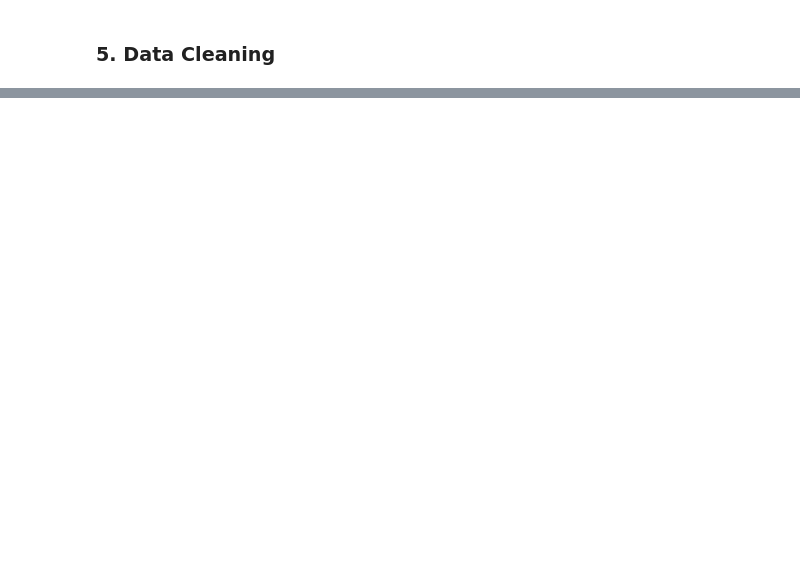
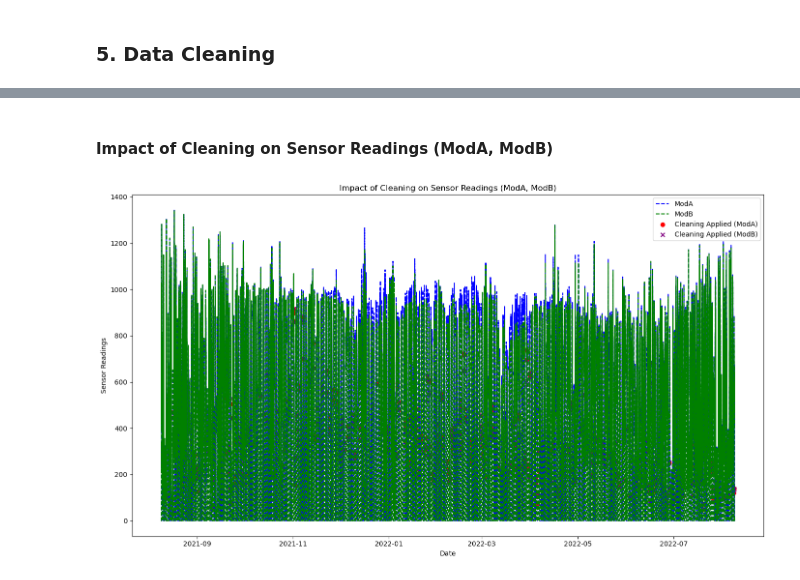
Before and after one commit to J0-Y0/moon_light_energy, a Jupyter notebook: notebooks/EDA_analysis.ipynb, the cells around one changed output, grey strips where cells are left out. Drawn from its saved outputs; the diff is of its cells as text; code cells hidden in the pictures; blank space fills up the shorter version.

```diff
--- a/notebooks/EDA_analysis.ipynb
+++ b/notebooks/EDA_analysis.ipynb
@@ -32,0 +132,23 @@ cleaned_data.head()
+# %% [markdown]
+#### Impact of Cleaning on Sensor Readings (ModA, ModB)
+# %%
+# Plot ModA and ModB with cleaning status over time
+plt.figure(figsize=(14, 8))
+
+plt.plot(cleaned_data.index, cleaned_data['ModA'], label='ModA', color='blue', linestyle='--')
+plt.plot(cleaned_data.index, cleaned_data['ModB'], label='ModB', color='green', linestyle='--')
+plt.scatter(cleaned_data.index[cleaned_data['Cleaning'] > 0],
+            cleaned_data['ModA'][cleaned_data['Cleaning'] > 0],
+            color='red', label='Cleaning Applied (ModA)', marker='o')
+plt.scatter(cleaned_data.index[cleaned_data['Cleaning'] > 0],
+            cleaned_data['ModB'][cleaned_data['Cleaning'] > 0],
+            color='purple', label='Cleaning Applied (ModB)', marker='x')
+
+plt.title('Impact of Cleaning on Sensor Readings (ModA, ModB)')
+plt.xlabel('Date')
+plt.ylabel('Sensor Readings')
+plt.legend()
+plt.tight_layout()
+plt.show()
+# %% [output]
+[figure, added]
```
Also changed, not shown: parts of 21 cells of this notebook.
